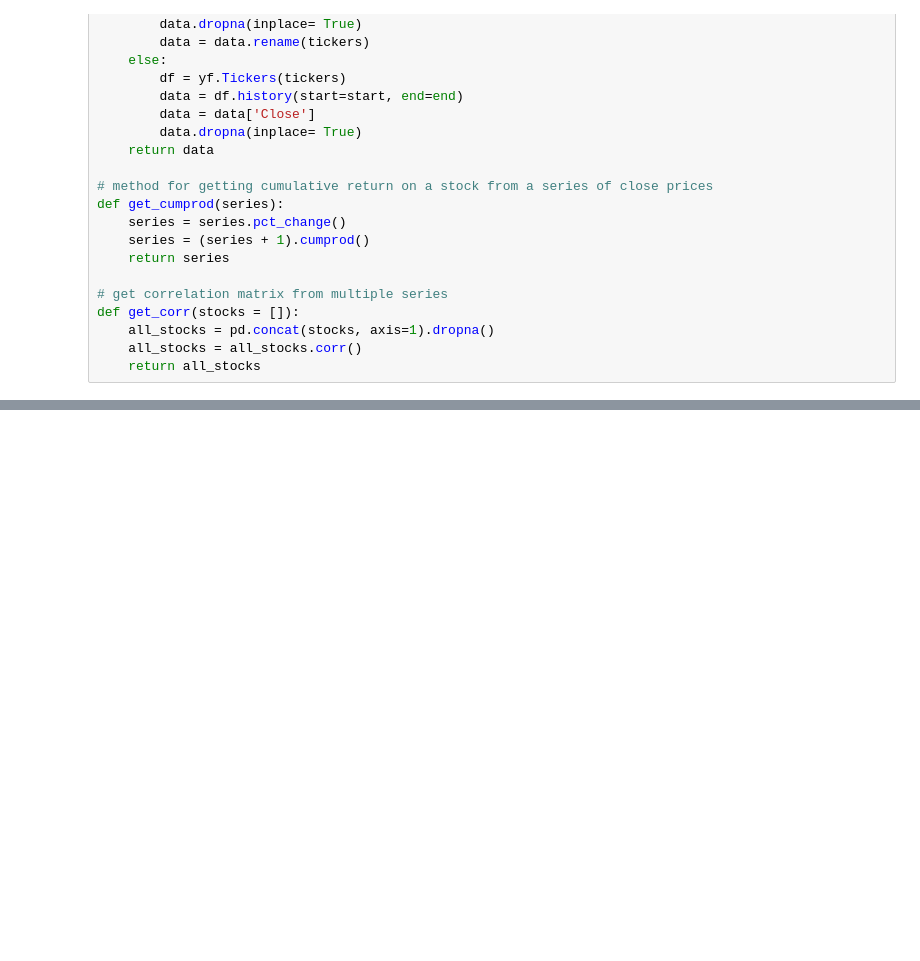
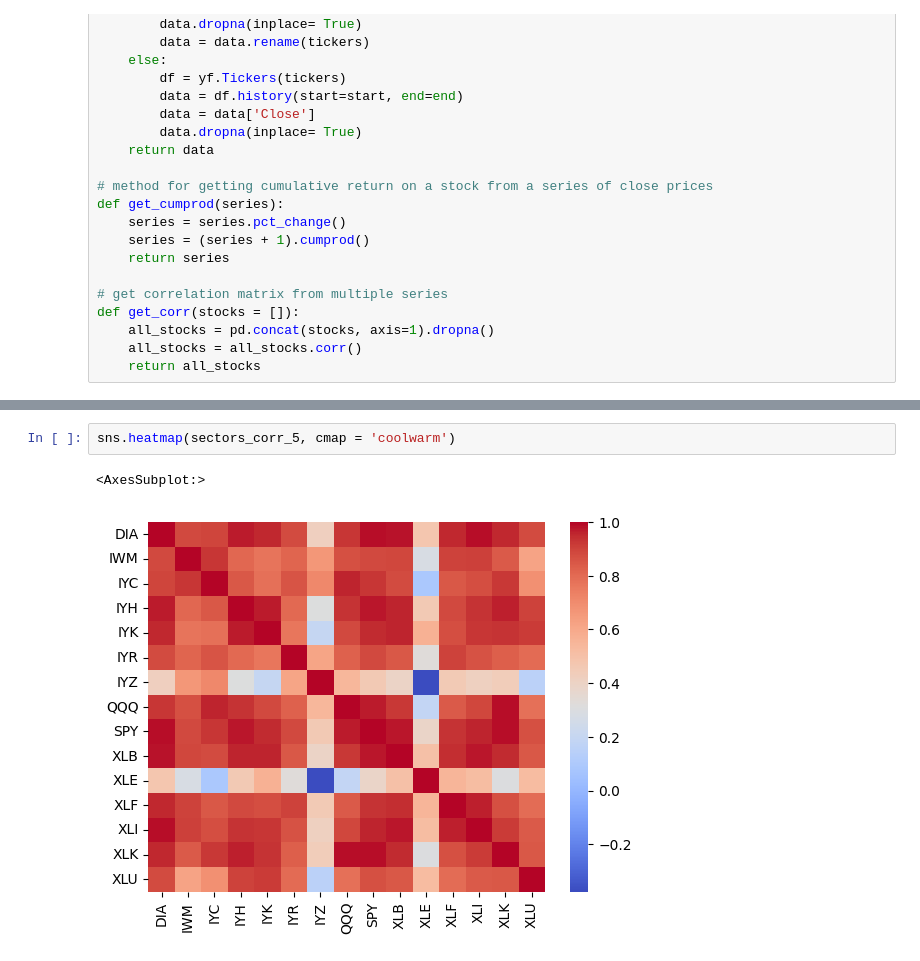
Before and after one commit to vkhorozian/Project-1, a Jupyter notebook: main.ipynb, the cells around one changed output, grey strips where cells are left out. Saved outputs shown, nothing was run; the diff lists cells and outputs as text; blank space fills up the shorter version.

```diff
--- a/main.ipynb
+++ b/main.ipynb
@@ -87,0 +96,5 @@ multiple.std().hvplot.bar()
+# %%
+sns.heatmap(sectors_corr_5, cmap = 'coolwarm')
+# %% [output]
+<AxesSubplot:>
+[figure, added]
```
Also changed, not shown: parts of 20 cells of this notebook, 1 other file.
